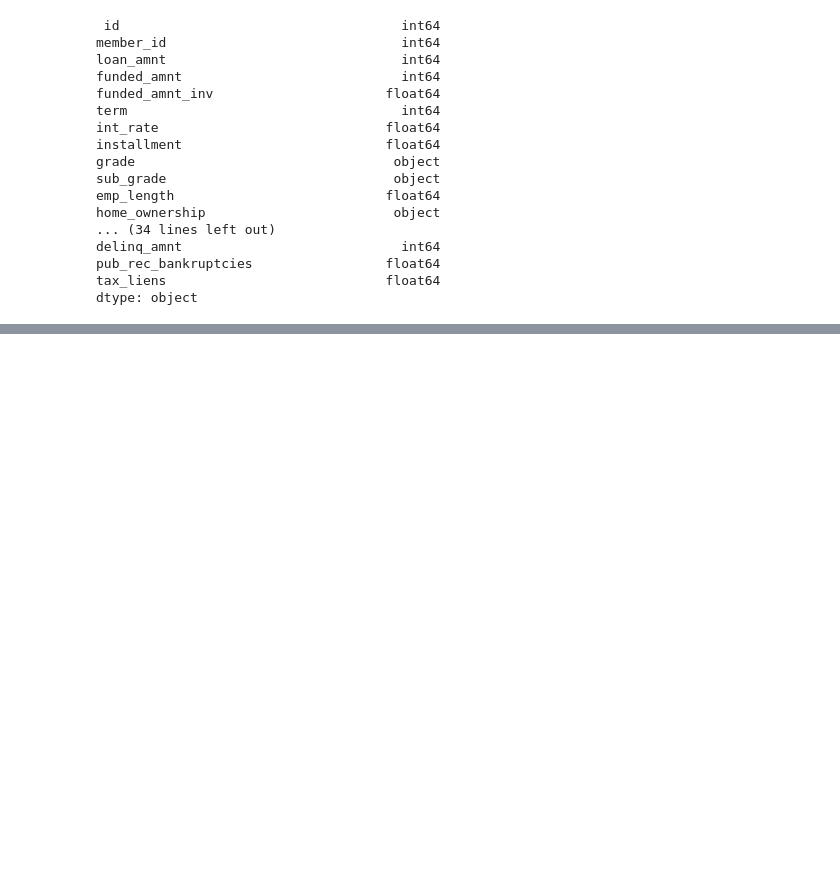
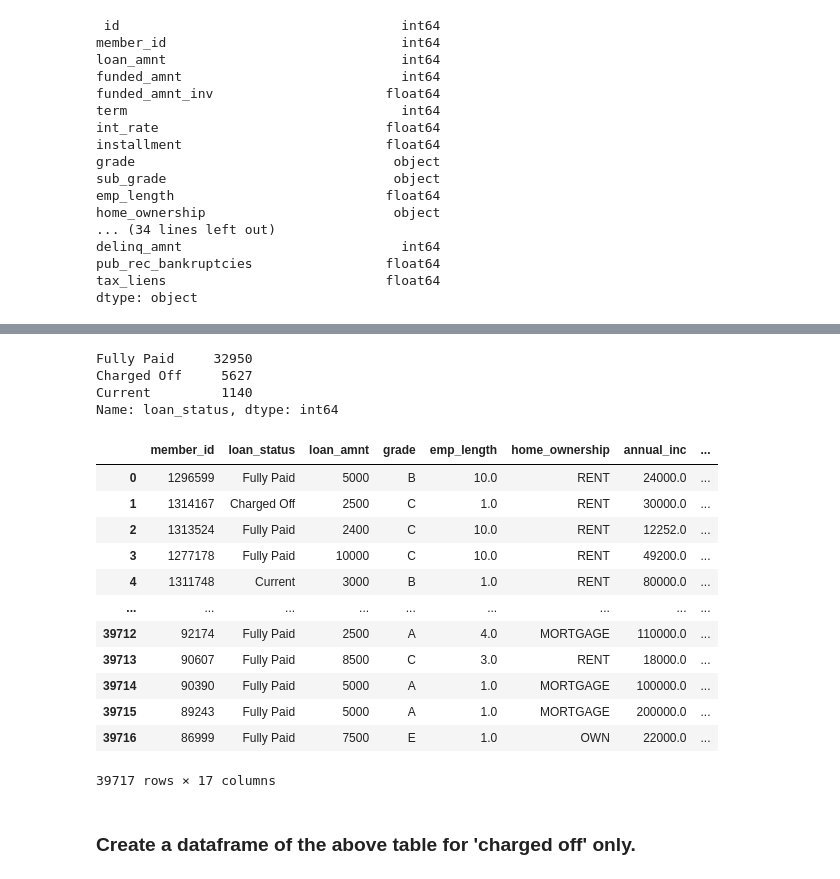
Before and after one commit to floodyc/LendingClubCaseStudy, a Jupyter notebook: LCCS.ipynb, the cells around one changed output, grey strips where cells are left out. Cells and saved outputs as stored; diff of their text form; code cells hidden in the pictures; blank space fills up the shorter version.

```diff
--- a/LCCS.ipynb
+++ b/LCCS.ipynb
@@ -246,0 +309,7 @@ dtype: object
+# %%
+df5['loan_status'].value_counts()
+# %% [output]
+Fully Paid     32950
+Charged Off     5627
+Current         1140
+Name: loan_status, dtype: int64
@@ -246,0 +320,18 @@ dtype: object
+# %%
+df6
+# %% [output]
+|  | member_id | loan_status | loan_amnt | grade | emp_length | home_ownership | annual_inc | ... |
+| 0 | 1296599 | Fully Paid | 5000 | B | 10.0 | RENT | 24000.0 | ... |
+| 1 | 1314167 | Charged Off | 2500 | C | 1.0 | RENT | 30000.0 | ... |
+| 2 | 1313524 | Fully Paid | 2400 | C | 10.0 | RENT | 12252.0 | ... |
+| 3 | 1277178 | Fully Paid | 10000 | C | 10.0 | RENT | 49200.0 | ... |
+| 4 | 1311748 | Current | 3000 | B | 1.0 | RENT | 80000.0 | ... |
+| ... | ... | ... | ... | ... | ... | ... | ... | ... |
+| 39712 | 92174 | Fully Paid | 2500 | A | 4.0 | MORTGAGE | 110000.0 | ... |
+| 39713 | 90607 | Fully Paid | 8500 | C | 3.0 | RENT | 18000.0 | ... |
+| 39714 | 90390 | Fully Paid | 5000 | A | 1.0 | MORTGAGE | 100000.0 | ... |
+| 39715 | 89243 | Fully Paid | 5000 | A | 1.0 | MORTGAGE | 200000.0 | ... |
+| 39716 | 86999 | Fully Paid | 7500 | E | 1.0 | OWN | 22000.0 | ... |
+39717 rows × 17 columns
+# %% [markdown]
+### Create a dataframe of the above table for 'charged off' only.
```
Also changed, not shown: parts of 19 cells of this notebook.
